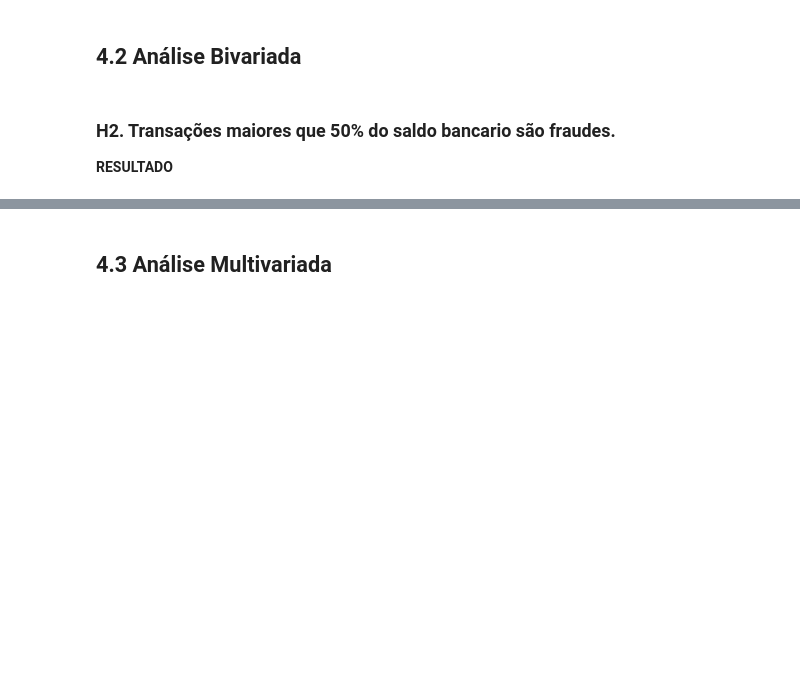
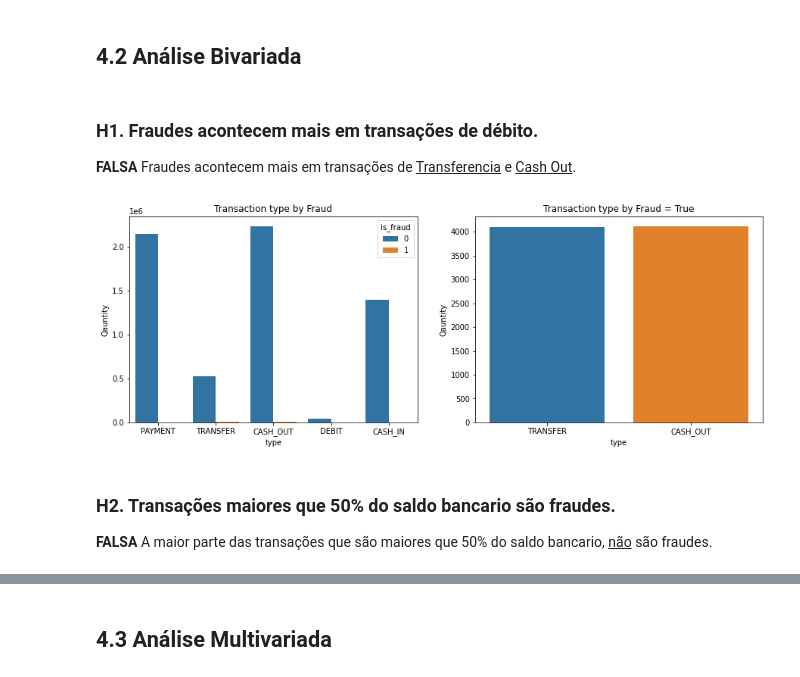
Before and after one commit to Jhonatanslopes/Financial-Fraud-Detection, a Jupyter notebook: notebook/notebook.ipynb, the cells around one changed output, grey strips where cells are left out. Saved outputs shown, nothing was run; the diff lists cells and outputs as text; code cells hidden in the pictures; blank space fills up the shorter version.

```diff
--- a/notebook/notebook.ipynb
+++ b/notebook/notebook.ipynb
@@ -326,7 +415,25 @@ sns.countplot(x='type_transaction', data=cat, order=['C to C', 'C to M']);
 A maior parte das transações são feitas de saques e de pagamentos, e a minoria é feita de débito. A maior parte das pessoas realizam transações maiores que 50% de seu saldo na conta. Também, a maior quantidade das pessoas/comercios que fazem transações possuem um alto poder aquisitivo e  grande parte das transações são de clientes para clientes.
 # %% [markdown]
 ## 4.2 Análise Bivariada
+# %% [markdown]
+### H1.  Fraudes acontecem mais em transações de débito.
+
+**FALSA** Fraudes acontecem mais em transações de <ins>Transferencia</ins> e <ins>Cash Out</ins>.
+# %%
+plt.figure(figsize=(15, 5))
+plt.subplot(1, 2, 1)
+sns.countplot(x='type', data=df4, hue='is_fraud')
+plt.ylabel('Qauntity')
+plt.title('Transaction type by Fraud')
+
+plt.subplot(1, 2, 2)
+filter_fraud = df4[df4['is_fraud'] == 1]
+sns.countplot(x='type', data=filter_fraud)
+plt.ylabel('Qauntity')
+plt.title('Transaction type by Fraud = True');
+# %% [output]
+[figure, added]
 # %% [markdown]
 ### H2. Transações maiores que 50% do saldo bancario são fraudes.
 
-**RESULTADO**
+**FALSA** A maior parte das transações que são maiores que 50% do saldo bancario, <ins>não</ins> são fraudes.
```
Also changed, not shown: parts of 38 cells of this notebook.
